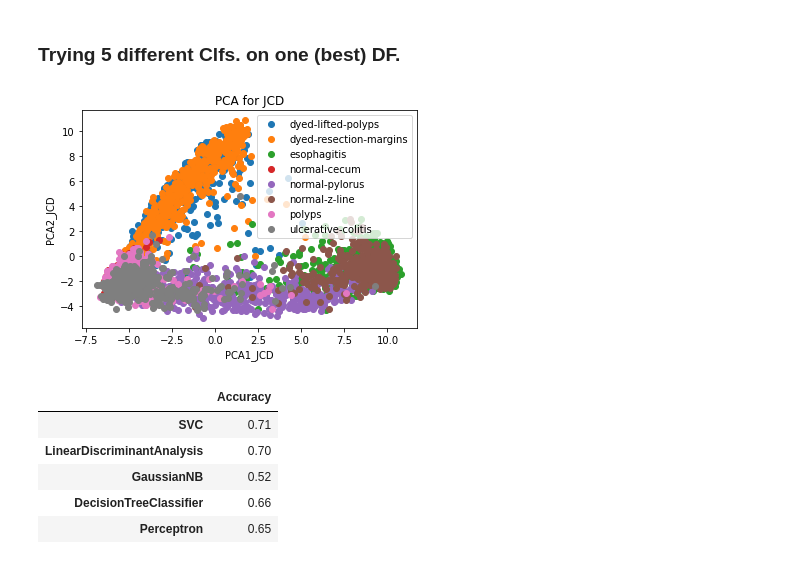
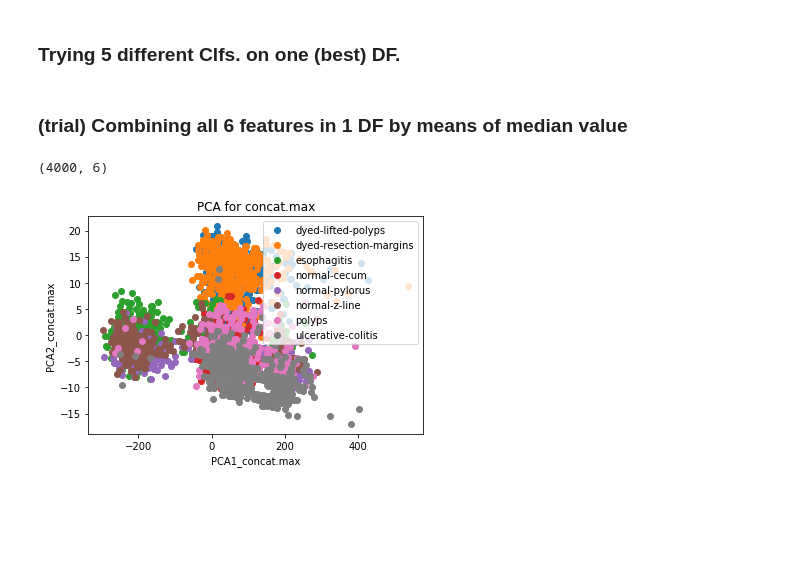
Before and after one commit to ruwaa-mohamed/kvasir-clf, a Jupyter notebook: main.ipynb, the cells around one changed output. Saved outputs shown, nothing was run; the diff lists cells and outputs as text; code cells hidden in the pictures; blank space fills up the shorter version.

Commit message:
adding full_concat_df

```diff
--- a/main.ipynb
+++ b/main.ipynb
@@ -138,12 +138,12 @@ for data_class in data_classes:
 # PHOG_df.to_csv(r'./data/PHOG_df.csv', header=False)
 # %%
 # Reading from .csv files previously saved
-JCD_df = pd.read_csv(r'./data/JCD_df.csv', header=None)
-Tamura_df = pd.read_csv(r'./data/Tamura_df.csv', header=None)
-ColorLayout_df = pd.read_csv(r'./data/ColorLayout_df.csv', header=None)
-EdgeHistogram_df = pd.read_csv(r'./data/EdgeHistogram_df.csv', header=None)
-AutoColorCorrelogram_df = pd.read_csv(r'./data/AutoColorCorrelogram_df.csv', header=None)
-PHOG_df = pd.read_csv(r'./data/PHOG_df.csv', header=None)
+JCD_df = pd.read_csv(r'./data/JCD_df.csv', header=None, index_col=0)
+Tamura_df = pd.read_csv(r'./data/Tamura_df.csv', header=None, index_col=0)
+ColorLayout_df = pd.read_csv(r'./data/ColorLayout_df.csv', header=None, index_col=0)
+EdgeHistogram_df = pd.read_csv(r'./data/EdgeHistogram_df.csv', header=None, index_col=0)
+AutoColorCorrelogram_df = pd.read_csv(r'./data/AutoColorCorrelogram_df.csv', header=None, index_col=0)
+PHOG_df = pd.read_csv(r'./data/PHOG_df.csv', header=None, index_col=0)
 # %% [markdown]
 ### Building Functions for ML models
 # %%
@@ -188,7 +188,7 @@ PHOG_X = PHOG_df.drop(0, axis=1)
 # %% [markdown]
 ### Trying 5 different Clfs. on one (best) DF.
 # %%
-XX = JCD_X
+XX = full_concat_df
 
 models = [SVC(kernel='linear'),
           LinearDiscriminantAnalysis(),
@@ -203,14 +203,32 @@ for model in models:
 df2 = pd.DataFrame(list(model_results.values()), list(model_results.keys()))
 df2.columns = ["Accuracy"]
 
-try_pca(XX, y, 'JCD')
+try_pca(XX, y, 'full_concat_df')
 df2
-# This feature (which produced the highest accuracy score), is not linearly seperable!
-# %% [output]
-[figure, removed]
-|  | Accuracy |
-| SVC | 0.71 |
-| LinearDiscriminantAnalysis | 0.70 |
-| GaussianNB | 0.52 |
-| DecisionTreeClassifier | 0.66 |
-| Perceptron | 0.65 |
+# %% [markdown]
+### (trial) Combining all 6 features in 1 DF by means of median value
+# %%
+concat_df = pd.DataFrame(JCD_df.max(1))
+
+temp_df = pd.DataFrame(Tamura_df.max(1))
+concat_df = pd.concat([concat_df, temp_df], axis=1)
+
+temp_df = pd.DataFrame(ColorLayout_df.max(1))
+concat_df = pd.concat([concat_df, temp_df], axis=1)
+
+temp_df = pd.DataFrame(EdgeHistogram_df.max(1))
+concat_df = pd.concat([concat_df, temp_df], axis=1)
+
+temp_df = pd.DataFrame(AutoColorCorrelogram_df.max(1))
+concat_df = pd.concat([concat_df, temp_df], axis=1)
+
+temp_df = pd.DataFrame(PHOG_df.max(1))
+concat_df = pd.concat([concat_df, temp_df], axis=1)
+
+print(concat_df.shape)
+concat_df
+
+try_pca(concat_df, y, 'concat.max')
+# %% [output]
+(4000, 6)
+[figure, added]
```
Also changed, not shown: parts of 3 cells of this notebook.
